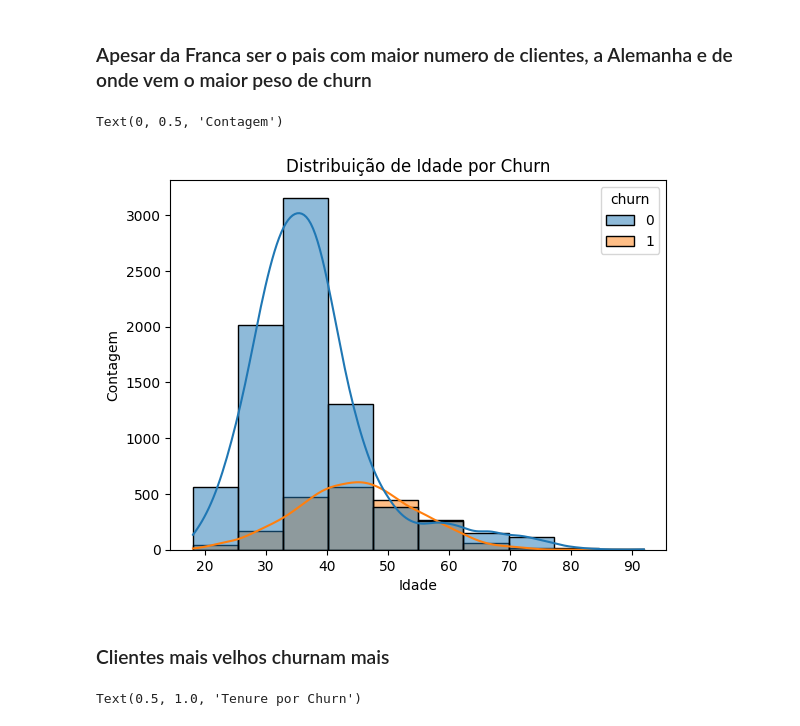
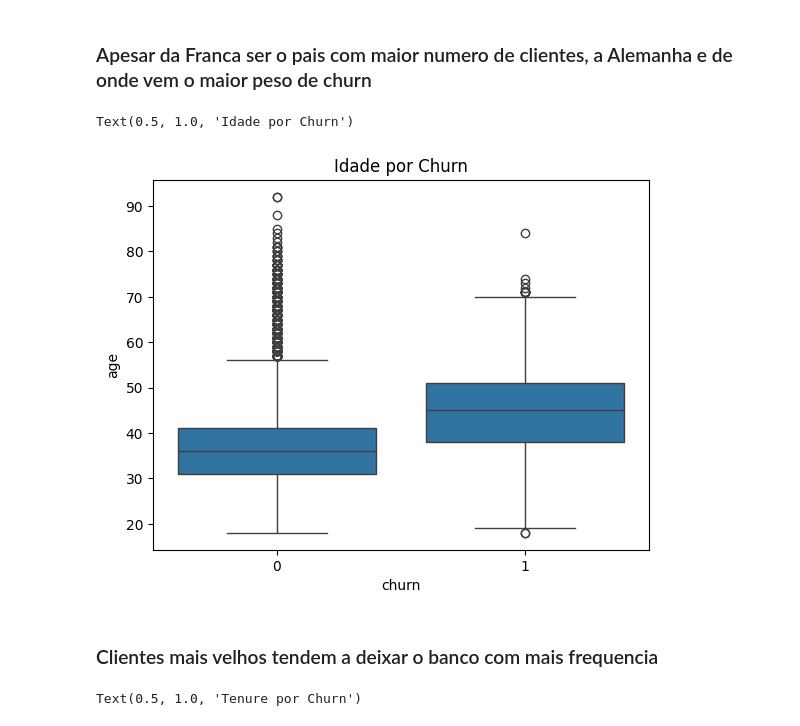
Before and after one commit to ReCroffi/bank-churn-prediction, a Jupyter notebook: notebooks/01_eda.ipynb, the cells around one changed output. Drawn from its saved outputs; the diff is of its cells as text; code cells hidden in the pictures.

```diff
--- a/notebooks/01_eda.ipynb
+++ b/notebooks/01_eda.ipynb
@@ -94,15 +94,13 @@ Text(0.5, 1.0, 'Taxa de Churn por País')
 # %% [markdown]
 ### Apesar da Franca ser o pais com maior numero de clientes, a Alemanha e de onde vem o maior peso de churn
 # %%
-sns.histplot(data=df, x="age", hue="churn", bins=10, kde=True)
-plt.title("Distribuição de Idade por Churn")
-plt.xlabel("Idade")
-plt.ylabel("Contagem")
+sns.boxplot(x="churn", y="age", data=df)
+plt.title("Idade por Churn")
 # %% [output]
-Text(0, 0.5, 'Contagem')
+Text(0.5, 1.0, 'Idade por Churn')
-[figure, old version]
+[figure, new version]
 # %% [markdown]
-### Clientes mais velhos churnam mais
+### Clientes mais velhos tendem a deixar o banco com mais frequencia
 # %%
 sns.boxplot(x="churn", y="tenure", data=df)
 plt.title("Tenure por Churn")
```
Also changed, not shown: parts of 8 cells of this notebook.
